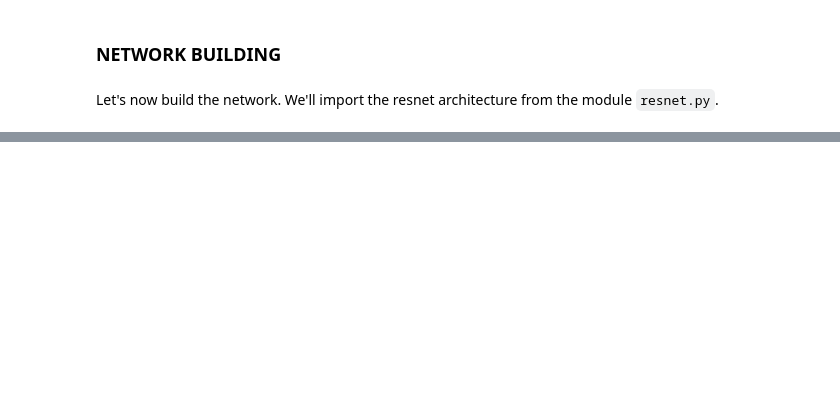
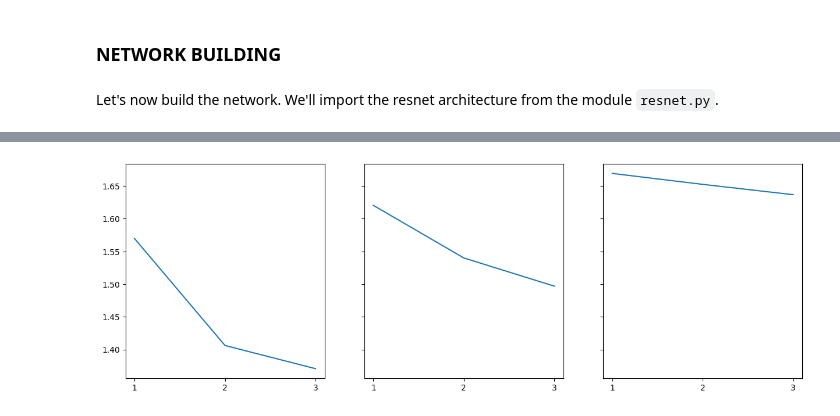
Before and after one commit to princefrancis64/Upgrad, a Jupyter notebook: CNN Architectures/flowers.ipynb, the cells around one changed output, grey strips where cells are left out. Drawn from its saved outputs; the diff is of its cells as text; code cells hidden in the pictures; blank space fills up the shorter version.

```diff
--- a/CNN Architectures/flowers.ipynb
+++ b/CNN Architectures/flowers.ipynb
@@ -143,0 +317,35 @@ Let's now build the network. We'll import the resnet architecture from the modul
+# %%
+from tensorflow.keras import optimizers
+from tensorflow.keras.callbacks import *
+
+# range of learning rates to tune
+hyper_parameters_for_lr = [0.1,0.01,0.001]
+
+# callback to append loss
+class LossHistory(tf.keras.callbacks.Callback):
+    def on_train_begin(self,logs={}):
+        self.losses=[]
+
+    def on_epoch_end(self,epoch,logs={}):
+        self.losses.append(logs.get('loss'))
+
+# instantiate a LossHistory() object to store histories
+history = LossHistory()
+plot_data = {}
+
+# for each hyperparam: train the model and plot loss history
+for lr in hyper_parameters_for_lr:
+    print ('\n\n'+'=='*20 + '   Checking for LR={}  '.format(lr) + '=='*20 )
+    sgd = optimizers.SGD(learning_rate=lr,clipnorm=1.)
+
+    # model and generators
+
+    model = resnet.ResnetBuilder.build_resnet_18((img_channels, img_rows, img_cols), nb_classes)
+    model.compile(loss='categorical_crossentropy',optimizer= sgd,
+                  metrics=['accuracy'])
+    training_generator = DataGenerator('train', ablation=100)
+    validation_generator = DataGenerator('val', ablation=100)
+    model.fit(training_generator,epochs=3,validation_data=validation_generator,callbacks=[history])
+
+    ## plot loss history
+    plot_data[lr] = history.losses
@@ -143,0 +370,10 @@ Let's now build the network. We'll import the resnet architecture from the modul
+# %%
+# plot loss history for each value of hyperparameter
+f,axes = plt.subplots(1,3,sharey=True)
+f.set_figwidth(15)
+
+for i,lr in enumerate(plot_data.keys()):
+    axes[i].plot(np.arange(1,len(plot_data[lr])+1),plot_data[lr])
+    axes[i].set_xticks(np.arange(1, len(plot_data[lr]) + 1, 1))
+# %% [output]
+[figure, added]
```
Also changed, not shown: parts of 30 cells of this notebook.
